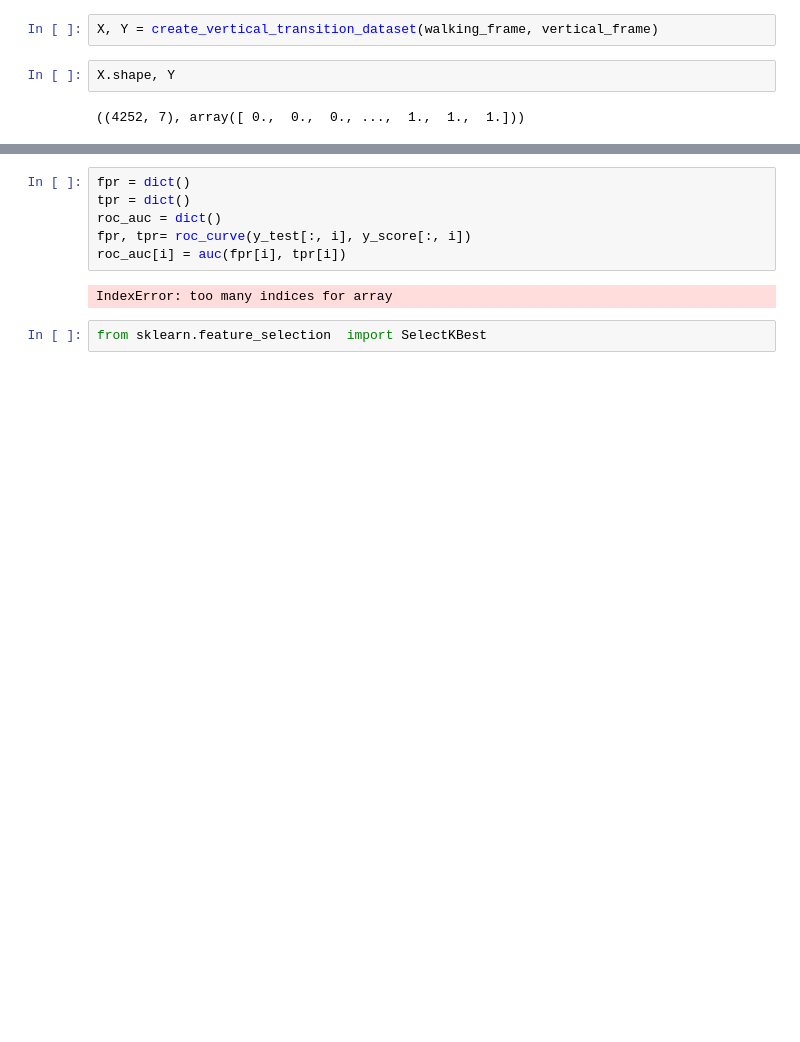
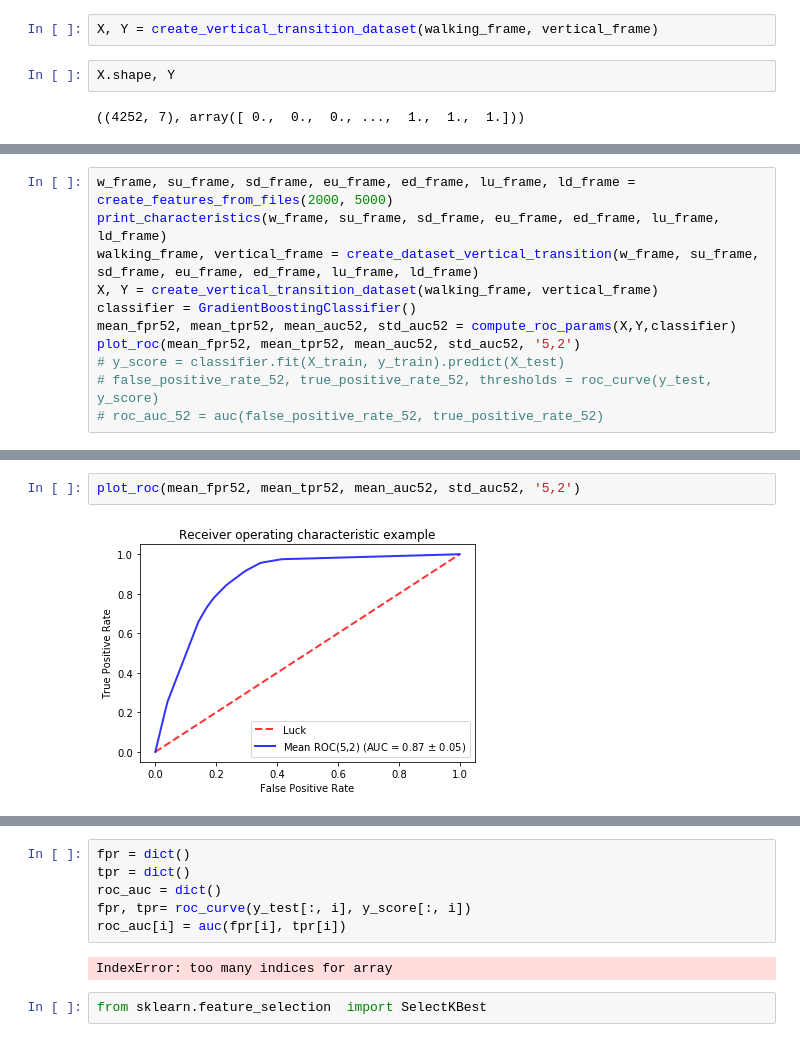
Before and after one commit to nithishr/activity_recognition, a Jupyter notebook: ROC.ipynb, the cells around one changed output, grey strips where cells are left out. Saved outputs shown, nothing was run; the diff lists cells and outputs as text; blank space fills up the shorter version.

```diff
--- a/ROC.ipynb
+++ b/ROC.ipynb
@@ -145,0 +489,11 @@ y_score = classifier.fit(X_train, y_train).decision_function(X_test)
+# %%
+w_frame, su_frame, sd_frame, eu_frame, ed_frame, lu_frame, ld_frame = create_features_from_files(2000, 5000)
+print_characteristics(w_frame, su_frame, sd_frame, eu_frame, ed_frame, lu_frame, ld_frame)
+walking_frame, vertical_frame = create_dataset_vertical_transition(w_frame, su_frame, sd_frame, eu_frame, ed_frame, lu_frame, ld_frame)
+X, Y = create_vertical_transition_dataset(walking_frame, vertical_frame)
+classifier = GradientBoostingClassifier()
+mean_fpr52, mean_tpr52, mean_auc52, std_auc52 = compute_roc_params(X,Y,classifier)
+plot_roc(mean_fpr52, mean_tpr52, mean_auc52, std_auc52, '5,2')
+# y_score = classifier.fit(X_train, y_train).predict(X_test)
+# false_positive_rate_52, true_positive_rate_52, thresholds = roc_curve(y_test, y_score)
+# roc_auc_52 = auc(false_positive_rate_52, true_positive_rate_52)
@@ -145,0 +553,4 @@ y_score = classifier.fit(X_train, y_train).decision_function(X_test)
+# %%
+plot_roc(mean_fpr52, mean_tpr52, mean_auc52, std_auc52, '5,2')
+# %% [output]
+[figure, added]
```
Also changed, not shown: parts of 72 cells of this notebook.
